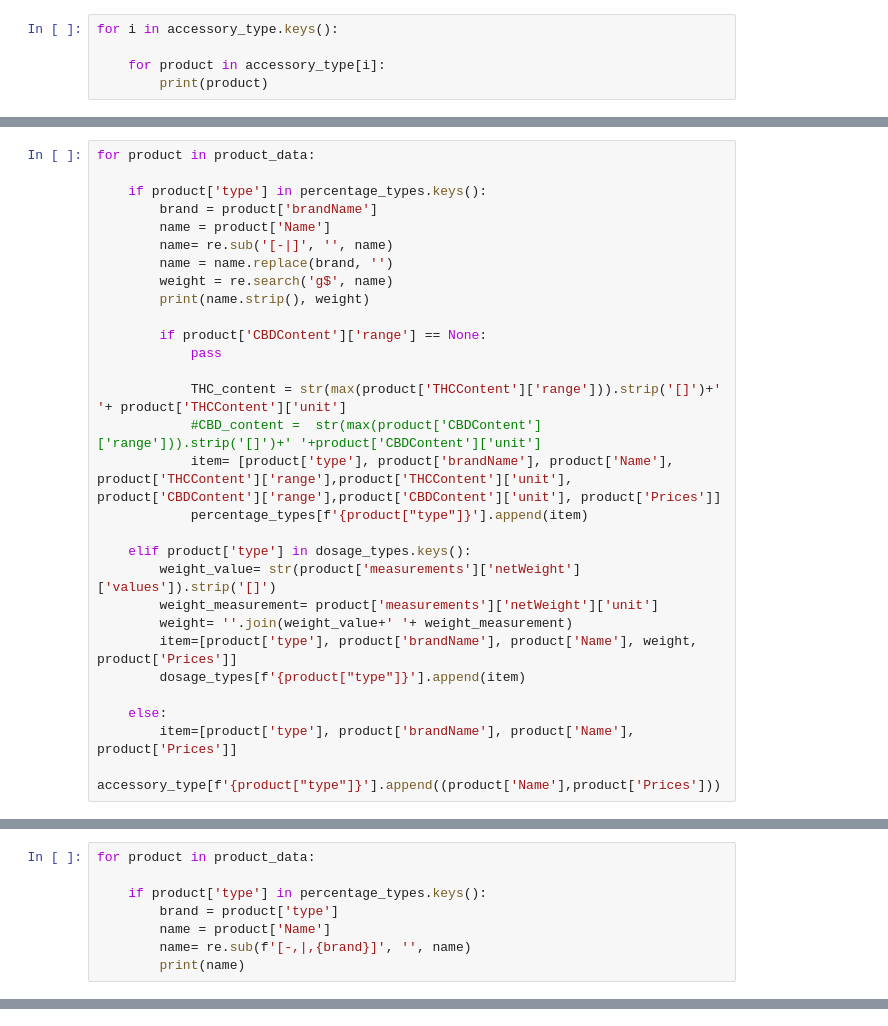
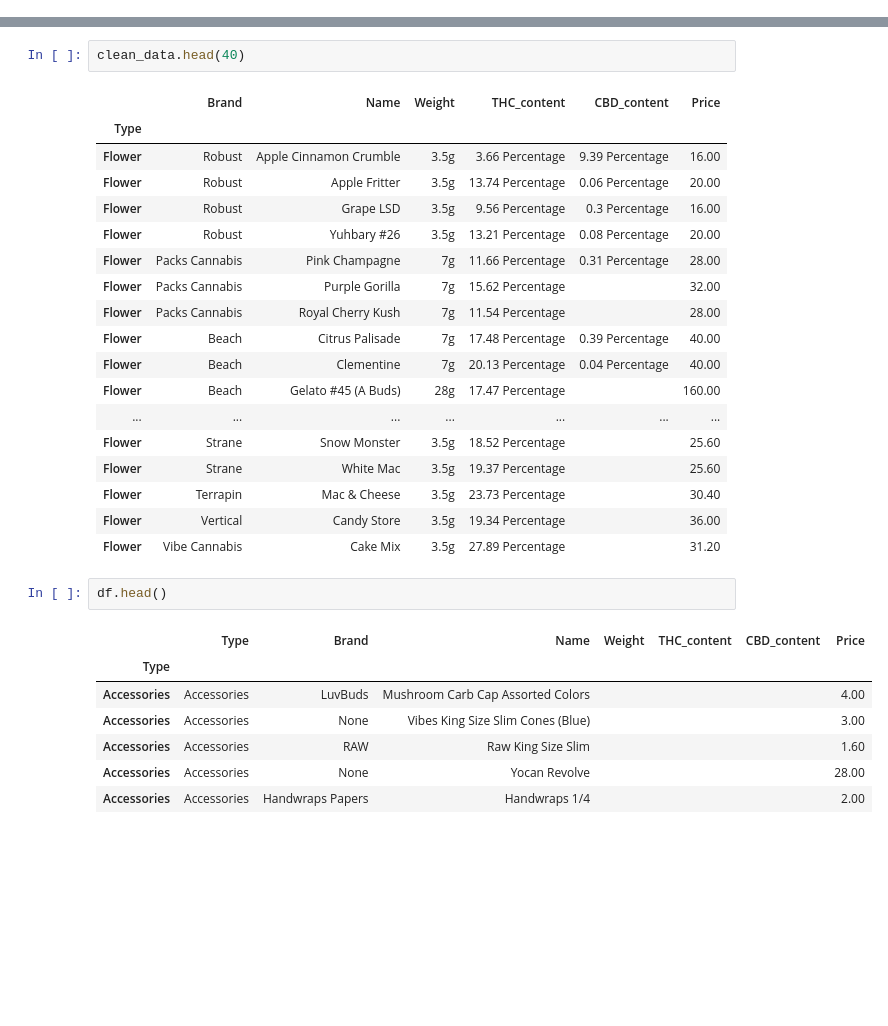
Before and after one commit to bboulware/Projects, a Jupyter notebook: FeelState/FeelStateNotebook.ipynb, the cells around one changed output, grey strips where cells are left out. Cells and saved outputs as stored; diff of their text form; blank space fills up the shorter version.

```diff
--- a/FeelState/FeelStateNotebook.ipynb
+++ b/FeelState/FeelStateNotebook.ipynb
@@ -90,5 +10,0 @@ for i in dosage_types.keys():
-# %%
-for i in accessory_type.keys():
-
-    for product in accessory_type[i]:
-        print(product)
@@ -113,29 +10,0 @@ for i in accessory_type.keys():
-# %%
-for product in product_data:
-
-    if product['type'] in percentage_types.keys():
-        brand = product['brandName']
-        name = product['Name']
-        name= re.sub('[-|]', '', name)
-        name = name.replace(brand, '')
-        weight = re.search('g$', name)
-        print(name.strip(), weight)
-
-        if product['CBDContent']['range'] == None:
-            pass
-
-            THC_content = str(max(product['THCContent']['range'])).strip('[]')+' '+ product['THCContent']['unit']
-            #CBD_content =  str(max(product['CBDContent']['range'])).strip('[]')+' '+product['CBDContent']['unit']
-            item= [product['type'], product['brandName'], product['Name'], product['THCContent']['range'],product['THCContent']['unit'], product['CBDContent']['range'],product['CBDContent']['unit'], product['Prices']]
-            percentage_types[f'{product["type"]}'].append(item)
-
-    elif product['type'] in dosage_types.keys():
-        weight_value= str(product['measurements']['netWeight']['values']).strip('[]')
-        weight_measurement= product['measurements']['netWeight']['unit']
-        weight= ''.join(weight_value+' '+ weight_measurement)
-        item=[product['type'], product['brandName'], product['Name'], weight, product['Prices']]
-        dosage_types[f'{product["type"]}'].append(item)
-
-    else:
-        item=[product['type'], product['brandName'], product['Name'], product['Prices']]
-        accessory_type[f'{product["type"]}'].append((product['Name'],product['Prices']))
@@ -160,8 +10,0 @@ Yuhbary #26  3.5g <regex.Match object; span=(16, 17), match='g'>
-# %%
-for product in product_data:
-
-    if product['type'] in percentage_types.keys():
-        brand = product['type']
-        name = product['Name']
-        name= re.sub(f'[-,|,{brand}]', '', name)
-        print(name)
@@ -199,0 +138,31 @@ Concentrate
+# %%
+clean_data.head(40)
+# %% [output]
+|  | Brand | Name | Weight | THC_content | CBD_content | Price |
+| Type |  |  |  |  |  |  |
+| Flower | Robust | Apple Cinnamon Crumble | 3.5g | 3.66 Percentage | 9.39 Percentage | 16.00 |
+| Flower | Robust | Apple Fritter | 3.5g | 13.74 Percentage | 0.06 Percentage | 20.00 |
+| Flower | Robust | Grape LSD | 3.5g | 9.56 Percentage | 0.3 Percentage | 16.00 |
+| Flower | Robust | Yuhbary #26 | 3.5g | 13.21 Percentage | 0.08 Percentage | 20.00 |
+| Flower | Packs Cannabis | Pink Champagne | 7g | 11.66 Percentage | 0.31 Percentage | 28.00 |
+| Flower | Packs Cannabis | Purple Gorilla | 7g | 15.62 Percentage |  | 32.00 |
+| Flower | Packs Cannabis | Royal Cherry Kush | 7g | 11.54 Percentage |  | 28.00 |
+| Flower | Beach | Citrus Palisade | 7g | 17.48 Percentage | 0.39 Percentage | 40.00 |
+| Flower | Beach | Clementine | 7g | 20.13 Percentage | 0.04 Percentage | 40.00 |
+| Flower | Beach | Gelato #45 (A Buds) | 28g | 17.47 Percentage |  | 160.00 |
+| ... | ... | ... | ... | ... | ... | ... |
+| Flower | Strane | Snow Monster | 3.5g | 18.52 Percentage |  | 25.60 |
+| Flower | Strane | White Mac | 3.5g | 19.37 Percentage |  | 25.60 |
+| Flower | Terrapin | Mac & Cheese | 3.5g | 23.73 Percentage |  | 30.40 |
+| Flower | Vertical | Candy Store | 3.5g | 19.34 Percentage |  | 36.00 |
+| Flower | Vibe Cannabis | Cake Mix | 3.5g | 27.89 Percentage |  | 31.20 |
+# %%
+df.head()
+# %% [output]
+|  | Type | Brand | Name | Weight | THC_content | CBD_content | Price |
+| Type |  |  |  |  |  |  |  |
+| Accessories | Accessories | LuvBuds | Mushroom Carb Cap Assorted Colors |  |  |  | 4.00 |
+| Accessories | Accessories | None | Vibes King Size Slim Cones (Blue) |  |  |  | 3.00 |
+| Accessories | Accessories | RAW | Raw King Size Slim |  |  |  | 1.60 |
+| Accessories | Accessories | None | Yocan Revolve |  |  |  | 28.00 |
+| Accessories | Accessories | Handwraps Papers | Handwraps 1/4 |  |  |  | 2.00 |
```
Also changed, not shown: parts of 30 cells of this notebook.
